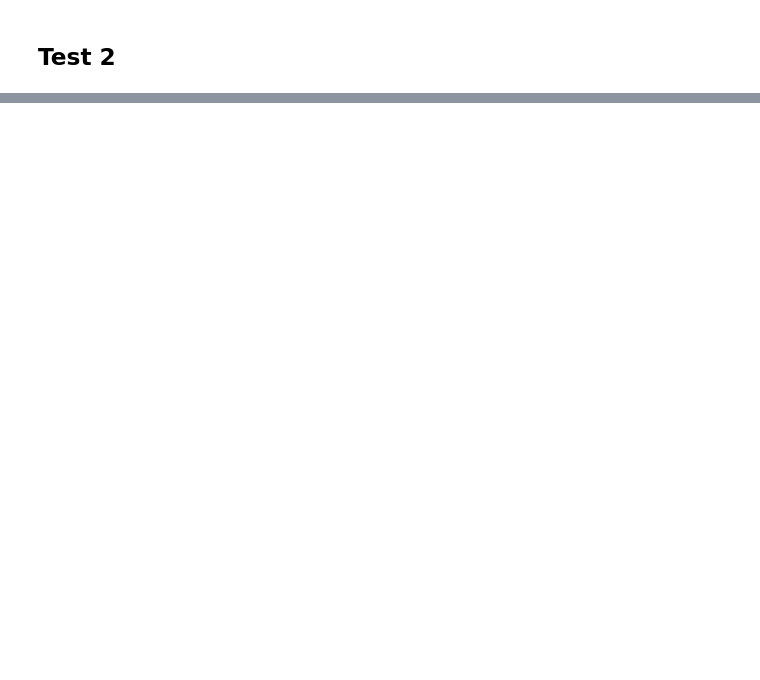
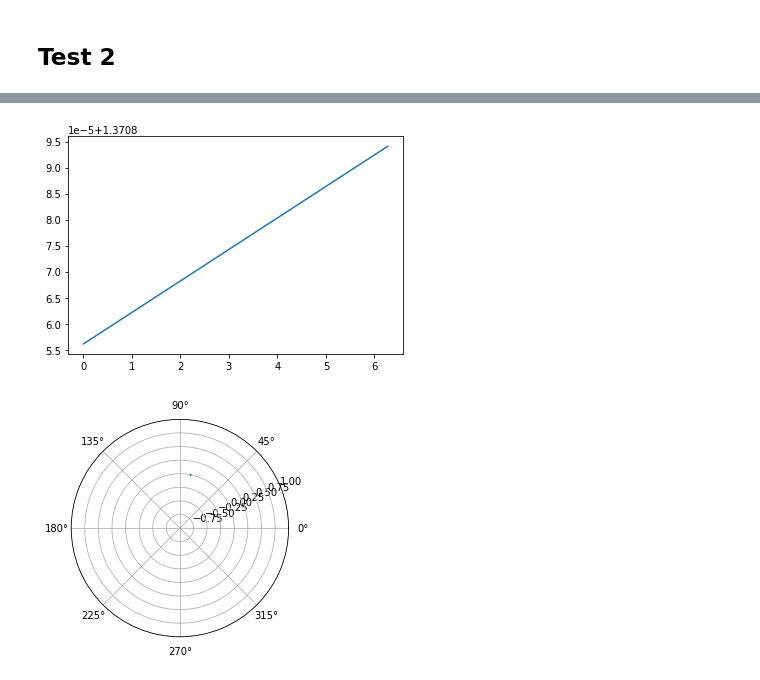
Before and after one commit to ivanazuzic/Efficiency-of-dragging-gestures, a Jupyter notebook: playground/Polarne krivuljice.ipynb, the cells around one changed output, grey strips where cells are left out. Saved outputs shown, nothing was run; the diff lists cells and outputs as text; code cells hidden in the pictures; blank space fills up the shorter version.

Commit message:
WOrk with user movement intergals in polar coords

```diff
--- a/playground/Polarne krivuljice.ipynb
+++ b/playground/Polarne krivuljice.ipynb
@@ -180,0 +196,71 @@ Index of difficulty: 30.090466476291983
+# %%
+def is_cartesian(projection):
+    return False
+
+projection = 1
+x1 = 1.5748043213653204
+y1 =  1.8001587590185273
+x2 = 1.5707963267948966
+y2 = 1.8001443001443
+
+x1 = 1.5707963267948966
+y1 = 1.8073593073593068
+x2 = 1.5668043320324738
+y2 = 1.8073737085139383
+
+x1 = 5.75826480059187
+y1 = 1.317331697553854
+x2 = 5.757785159923143
+y2 = 1.3593971609690396
+
+x1 = 6.275290734349426
+y1 = 1.3708940906231912
+x2 = 0.002631572872649812
+y2 = 1.3708561175584262
+
+plt.figure()
+plt.plot([x1, x2], [y1, y2])
+plt.show()
+
+if(is_cartesian(projection) is False):
+    x1, y1 = (y1 * np.cos(x1), y1 * np.sin(x1))
+    x2, y2 = (y2 * np.cos(x2), y2 * np.sin(x2))
+
+plt.figure()
+plt.polar([x1, x2], [y1, y2])
+plt.ylim([-1, 1])
+plt.show()
+
+while(x1 < 0):
+    x1 += 2 * math.pi
+
+while(x2 < 0):
+    x2 += 2 * math.pi
+
+
+if(abs(x2 - x1) < 0.001):
+    pass
+
+k = 0
+try:
+    k = (y2 - y1) / (x2 - x1)
+except:
+    pass
+
+f = k * (x - x1) + y1
+# get the equation of the line on which point1 and point2 lay
+if(is_cartesian(projection) is False):
+    f = sp.lambdify(x, f, "numpy")
+    f = f(0) / (sp.sin(x) - (f(1) - f(0)) * sp.cos(x))
+    f = (y1 + y2) / 2
+    f = 0.5 * f**2
+    # print("Polar function: ", f)
+print(f)
+f = sp.lambdify(x, f, "numpy")
+
+# calculate integral of surface
+tmp = calculate_riemann_integral(f, x1, x2, 10)
+print(": Integral: ", tmp, ' :: ', x1, y1, ', ', x2, y2)
+# %% [output]
+[figure, added]
+[figure, added]
```
Also changed, not shown: parts of 9 cells of this notebook, 2 other files.
